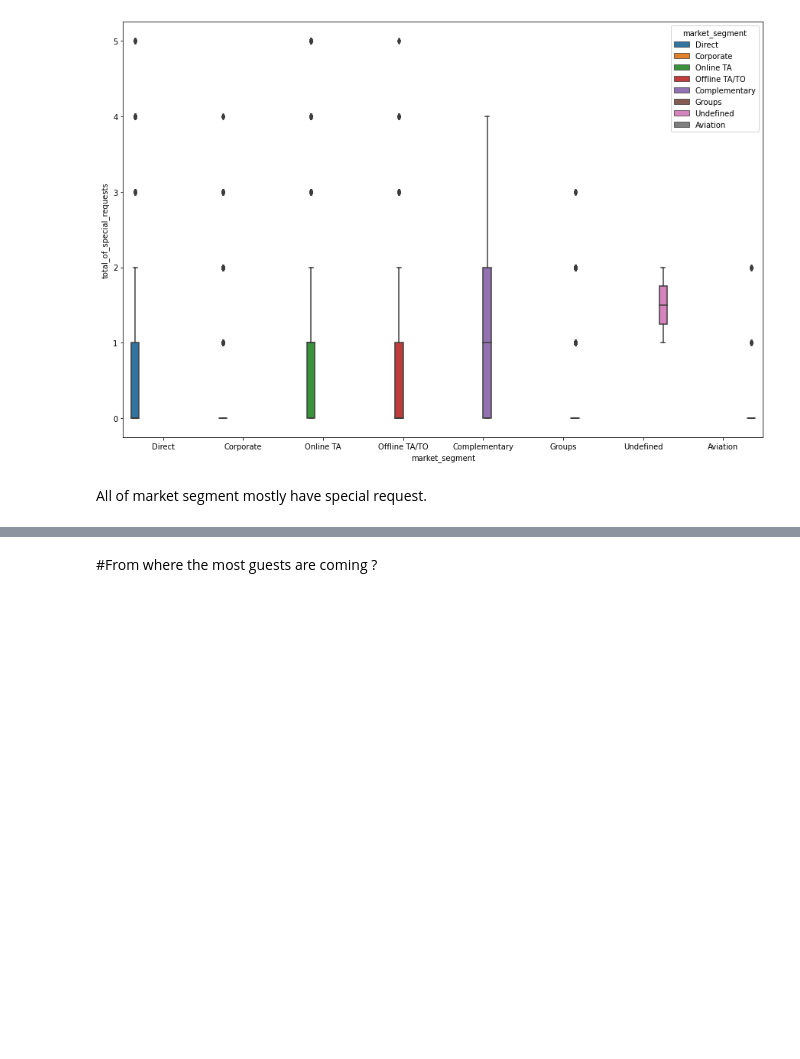
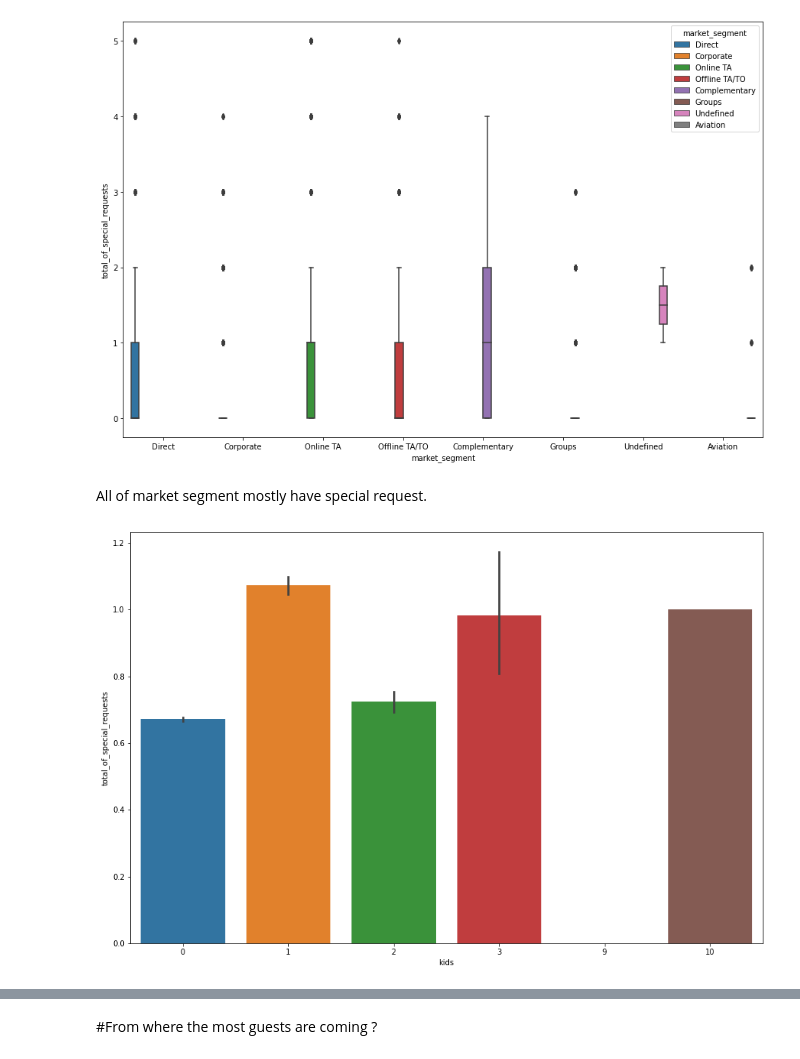
Before and after one commit to Naman2827/hotel-booking-analysis, a Jupyter notebook: Hotel_Booking_Analysis_Capstone_Project.ipynb, the cells around one changed output, grey strips where cells are left out. Drawn from its saved outputs; the diff is of its cells as text; code cells hidden in the pictures; blank space fills up the shorter version.

```diff
--- a/Hotel_Booking_Analysis_Capstone_Project.ipynb
+++ b/Hotel_Booking_Analysis_Capstone_Project.ipynb
@@ -469,3 +357,11 @@ fig.set_size_inches(15,10)
 [figure]
 # %% [markdown]
 All of market segment mostly have special request.
+# %%
+#Special request accoring to number of kid.
+df1['kids'] = df1['children']+df1['babies']
+sns.barplot(x="kids", y="total_of_special_requests",data= df1)
+fig = plt.gcf()
+fig.set_size_inches(15,10)
+# %% [output]
+[figure, added]
```
Also changed, not shown: parts of 34 cells of this notebook.
